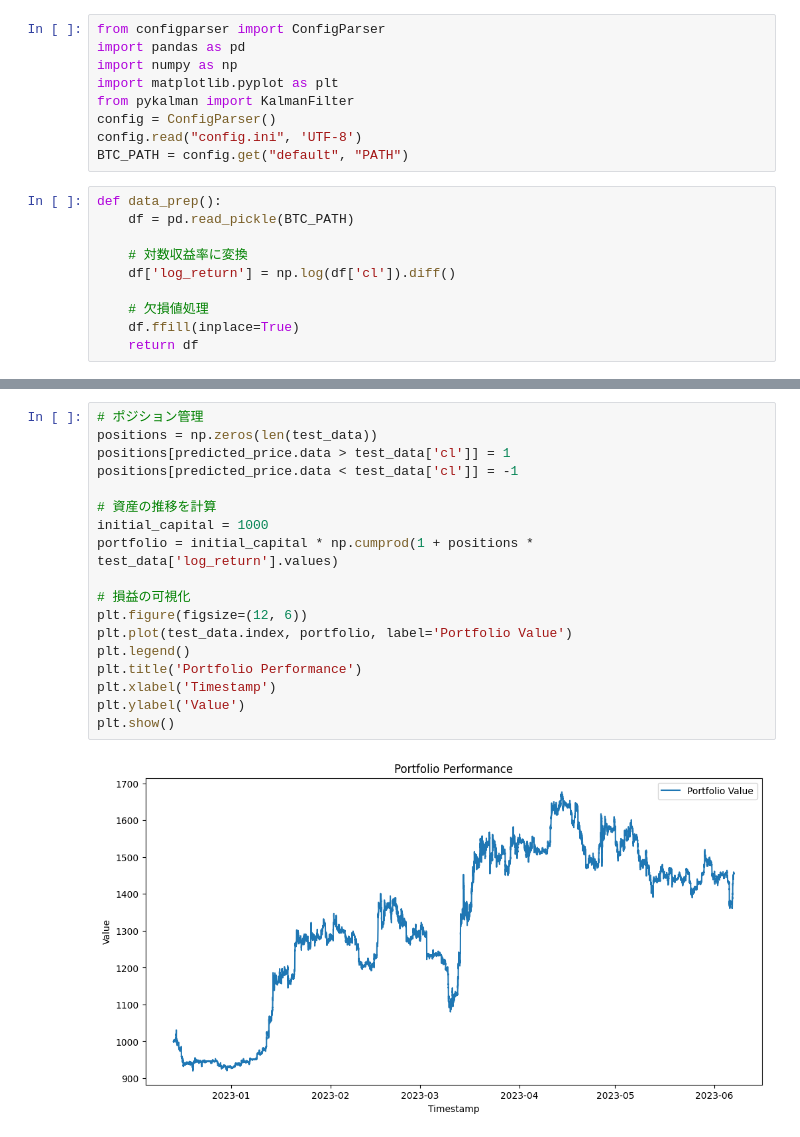
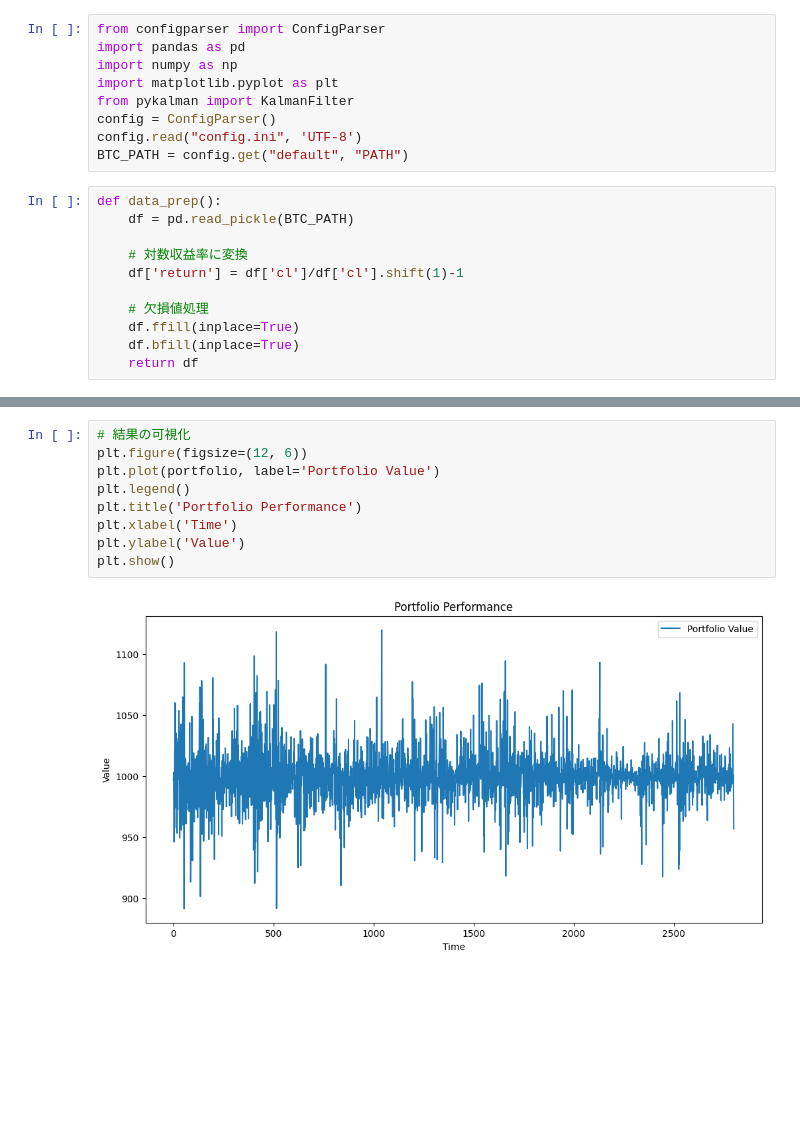
Before and after one commit to MizusakoSadanobu/kalman_filter_trade, a Jupyter notebook: main.ipynb, the cells around one changed output, grey strips where cells are left out. Cells and saved outputs as stored; diff of their text form; blank space fills up the shorter version.

```diff
--- a/main.ipynb
+++ b/main.ipynb
@@ -12,8 +12,9 @@ def data_prep():
     df = pd.read_pickle(BTC_PATH)
 
     # 対数収益率に変換
-    df['log_return'] = np.log(df['cl']).diff()
+    df['return'] = df['cl']/df['cl'].shift(1)-1
 
     # 欠損値処理
     df.ffill(inplace=True)
+    df.bfill(inplace=True)
     return df
@@ -62,20 +131,11 @@ plt.show()
 # %%
-# ポジション管理
-positions = np.zeros(len(test_data))
-positions[predicted_price.data > test_data['cl']] = 1
-positions[predicted_price.data < test_data['cl']] = -1
-
-# 資産の推移を計算
-initial_capital = 1000
-portfolio = initial_capital * np.cumprod(1 + positions * test_data['log_return'].values)
-
-# 損益の可視化
+# 結果の可視化
 plt.figure(figsize=(12, 6))
-plt.plot(test_data.index, portfolio, label='Portfolio Value')
+plt.plot(portfolio, label='Portfolio Value')
 plt.legend()
 plt.title('Portfolio Performance')
-plt.xlabel('Timestamp')
+plt.xlabel('Time')
 plt.ylabel('Value')
 plt.show()
 # %% [output]
-[figure, old version]
+[figure, new version]
```
Also changed, not shown: parts of 3 cells of this notebook.
